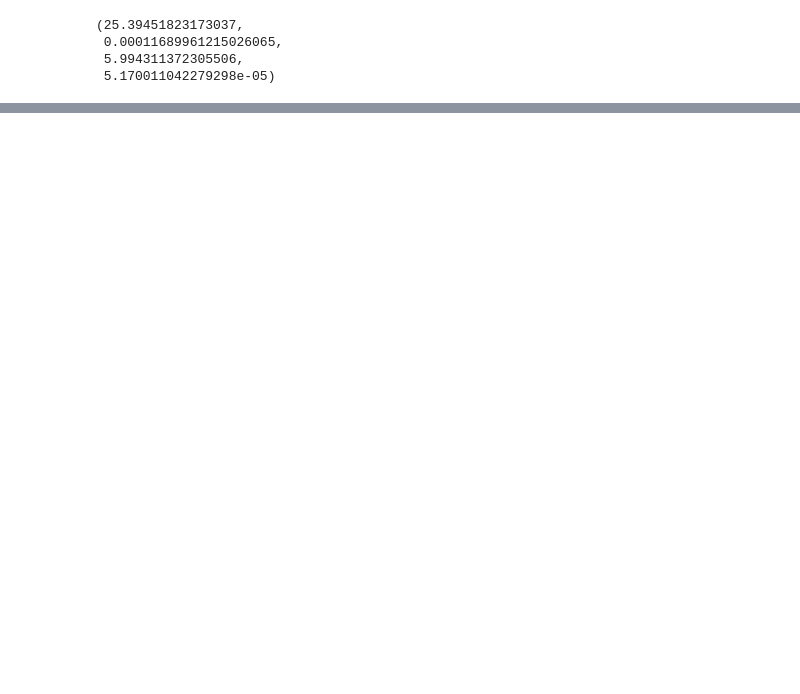
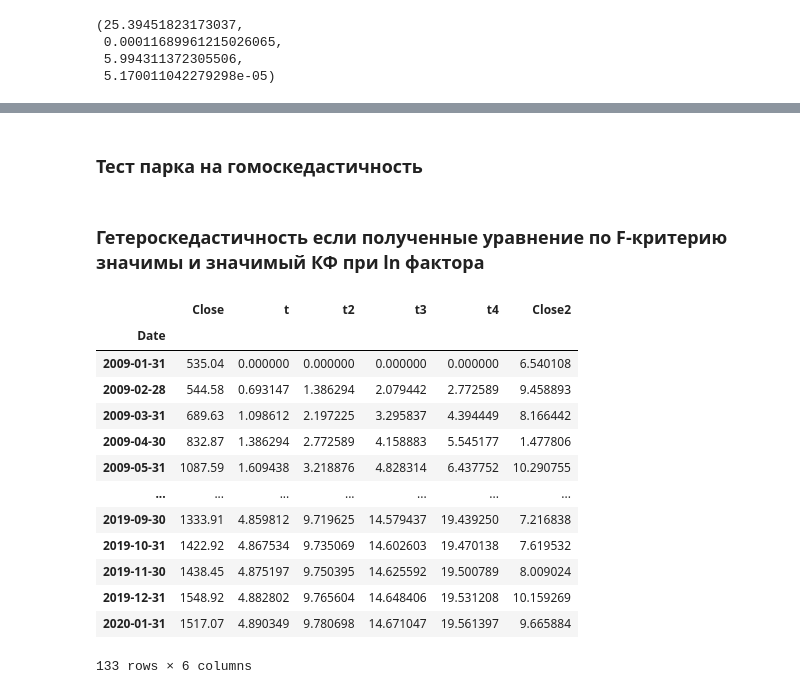
Before and after one commit to xtess16/RTSI, a Jupyter notebook: RTS_test.ipynb, the cells around one changed output, grey strips where cells are left out. Saved outputs shown, nothing was run; the diff lists cells and outputs as text; code cells hidden in the pictures; blank space fills up the shorter version.

```diff
--- a/RTS_test.ipynb
+++ b/RTS_test.ipynb
@@ -344,3 +361,30 @@ Warnings:
 [1] Standard Errors assume that the covariance matrix of the errors is correctly specified.
 [2] The smallest eigenvalue is 6.91e-27. This might indicate that there are
 strong multicollinearity problems or that the design matrix is singular.
+# %% [markdown]
+### Тест парка на гомоскедастичность
+# %% [markdown]
+### Гетероскедастичность если полученные уравнение по F-критерию значимы и значимый КФ при ln фактора
+# %%
+tmp = series.to_frame()
+tmp['t'] = np.log(np.arange(1, series.size+1))
+tmp['t2'] = np.log(np.arange(1, series.size+1)**2)
+tmp['t3'] = np.log(np.arange(1, series.size+1)**3)
+tmp['t4'] = np.log(np.arange(1, series.size+1)**4)
+tmp['Close2'] = np.log(series_remains ** 2)
+tmp
+# %% [output]
+|  | Close | t | t2 | t3 | t4 | Close2 |
+| Date |  |  |  |  |  |  |
+| 2009-01-31 | 535.04 | 0.000000 | 0.000000 | 0.000000 | 0.000000 | 6.540108 |
+| 2009-02-28 | 544.58 | 0.693147 | 1.386294 | 2.079442 | 2.772589 | 9.458893 |
+| 2009-03-31 | 689.63 | 1.098612 | 2.197225 | 3.295837 | 4.394449 | 8.166442 |
+| 2009-04-30 | 832.87 | 1.386294 | 2.772589 | 4.158883 | 5.545177 | 1.477806 |
+| 2009-05-31 | 1087.59 | 1.609438 | 3.218876 | 4.828314 | 6.437752 | 10.290755 |
+| ... | ... | ... | ... | ... | ... | ... |
+| 2019-09-30 | 1333.91 | 4.859812 | 9.719625 | 14.579437 | 19.439250 | 7.216838 |
+| 2019-10-31 | 1422.92 | 4.867534 | 9.735069 | 14.602603 | 19.470138 | 7.619532 |
+| 2019-11-30 | 1438.45 | 4.875197 | 9.750395 | 14.625592 | 19.500789 | 8.009024 |
+| 2019-12-31 | 1548.92 | 4.882802 | 9.765604 | 14.648406 | 19.531208 | 10.159269 |
+| 2020-01-31 | 1517.07 | 4.890349 | 9.780698 | 14.671047 | 19.561397 | 9.665884 |
+133 rows × 6 columns
```
Also changed, not shown: parts of 19 cells of this notebook, 1 other file.
